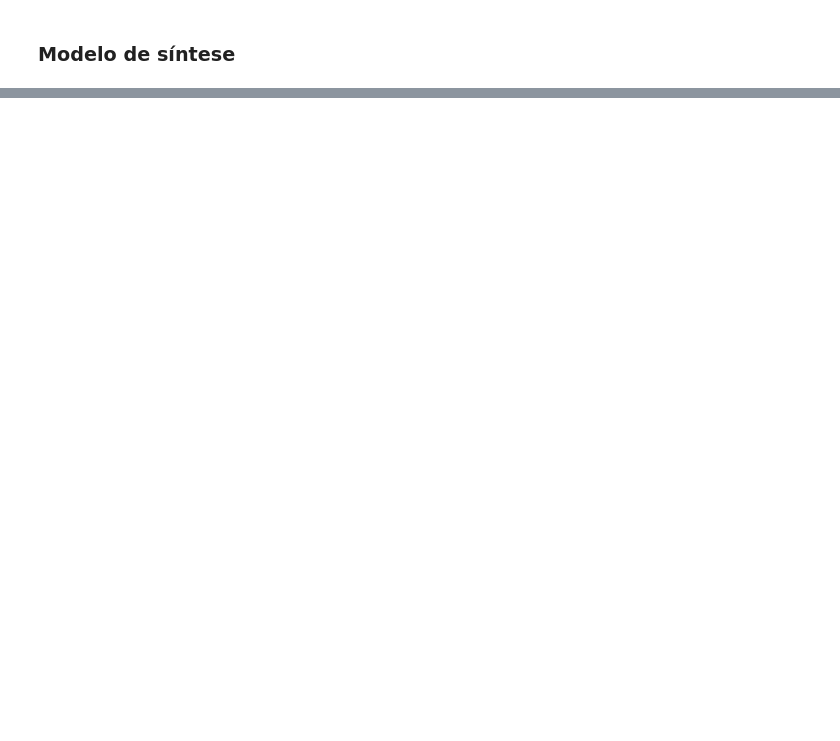
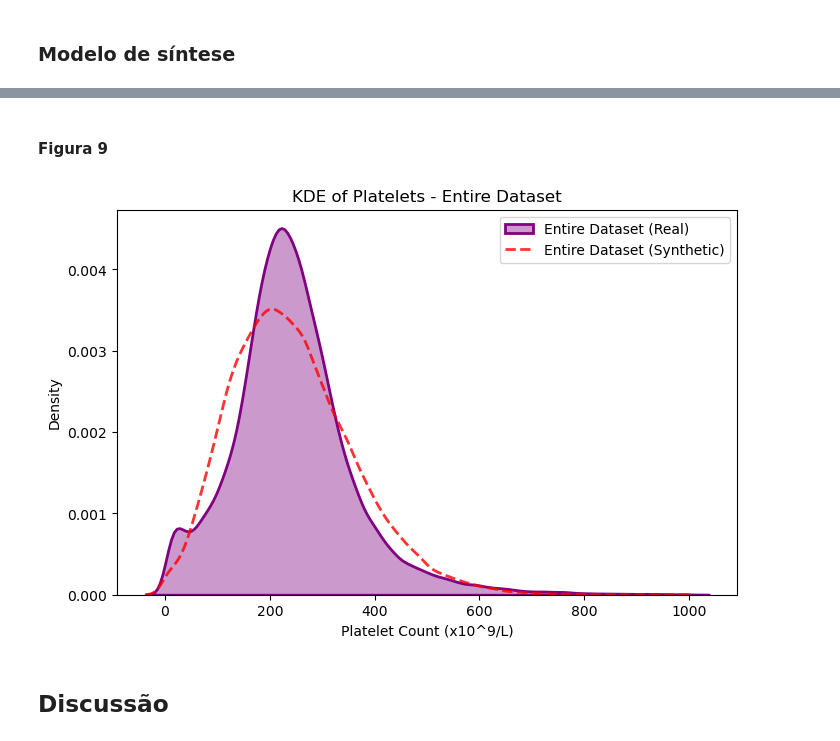
Before and after one commit to krisandre7/ia376n_ia_generativa, a Jupyter notebook: tarefa.ipynb, the cells around one changed output, grey strips where cells are left out. Drawn from its saved outputs; the diff is of its cells as text; code cells hidden in the pictures; blank space fills up the shorter version.

```diff
--- a/tarefa.ipynb
+++ b/tarefa.ipynb
@@ -1287,0 +1013,8 @@ quality_report.get_details('Column Shapes')
+# %% [markdown]
+#### Figura 9
+# %%
+plot_platelets_entire_dataset(df_copula_platelets, df_synth_platelets)
+# %% [output]
+[figure, added]
+# %% [markdown]
+## Discussão
```
Also changed, not shown: parts of 45 cells of this notebook.
